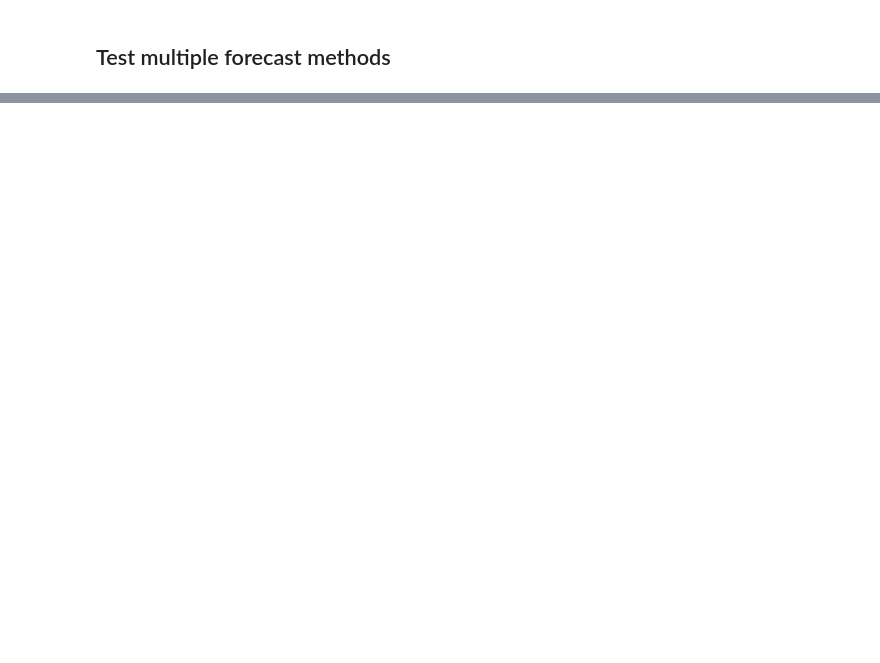
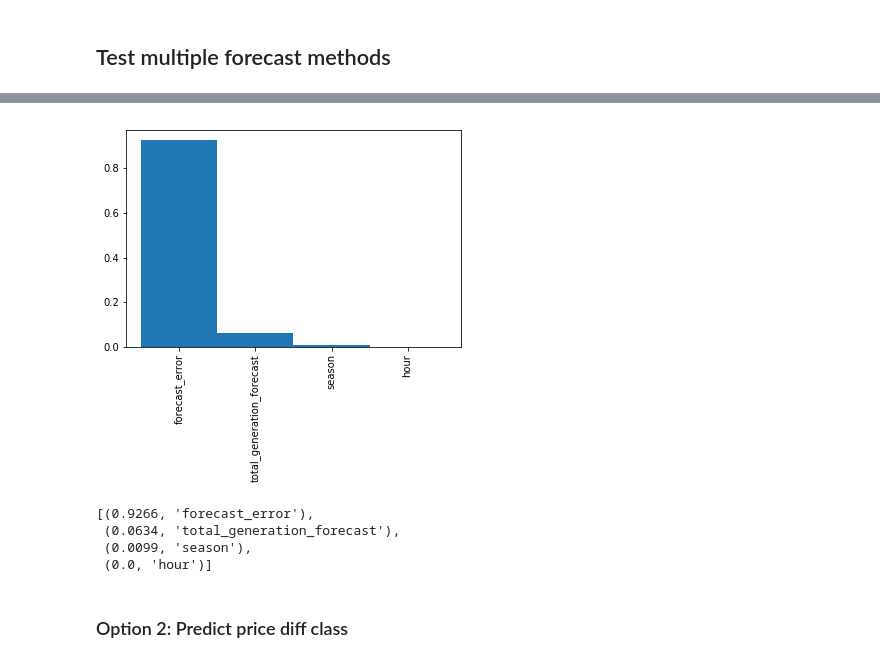
Before and after one commit to mauricepohl/pandas, a Jupyter notebook: 03_modeling/Modeling - Regression.ipynb, the cells around one changed output, grey strips where cells are left out. Drawn from its saved outputs; the diff is of its cells as text; code cells hidden in the pictures; blank space fills up the shorter version.

```diff
--- a/03_modeling/Modeling - Regression.ipynb
+++ b/03_modeling/Modeling - Regression.ipynb
@@ -252,0 +202,20 @@ for x in predictors:
+# %%
+# Influence of features
+RFR = RandomForestRegressor(max_depth=3)
+RFR.fit(X_train,y_train)
+features = sorted(zip(map(lambda x: round(x, 4), RFR.feature_importances_), X_train.columns), reverse=True)
+ys, labels = zip(*features)
+xs = np.arange(len(labels))
+width = 1
+plt.bar(xs, ys, width, align='center')
+plt.xticks(xs, labels, rotation='vertical')
+plt.show()
+features[0:8]
+# %% [output]
+[figure, added]
+[(0.9266, 'forecast_error'),
+ (0.0634, 'total_generation_forecast'),
+ (0.0099, 'season'),
+ (0.0, 'hour')]
+# %% [markdown]
+### Option 2: Predict price diff class
```
Also changed, not shown: parts of 28 cells of this notebook.
